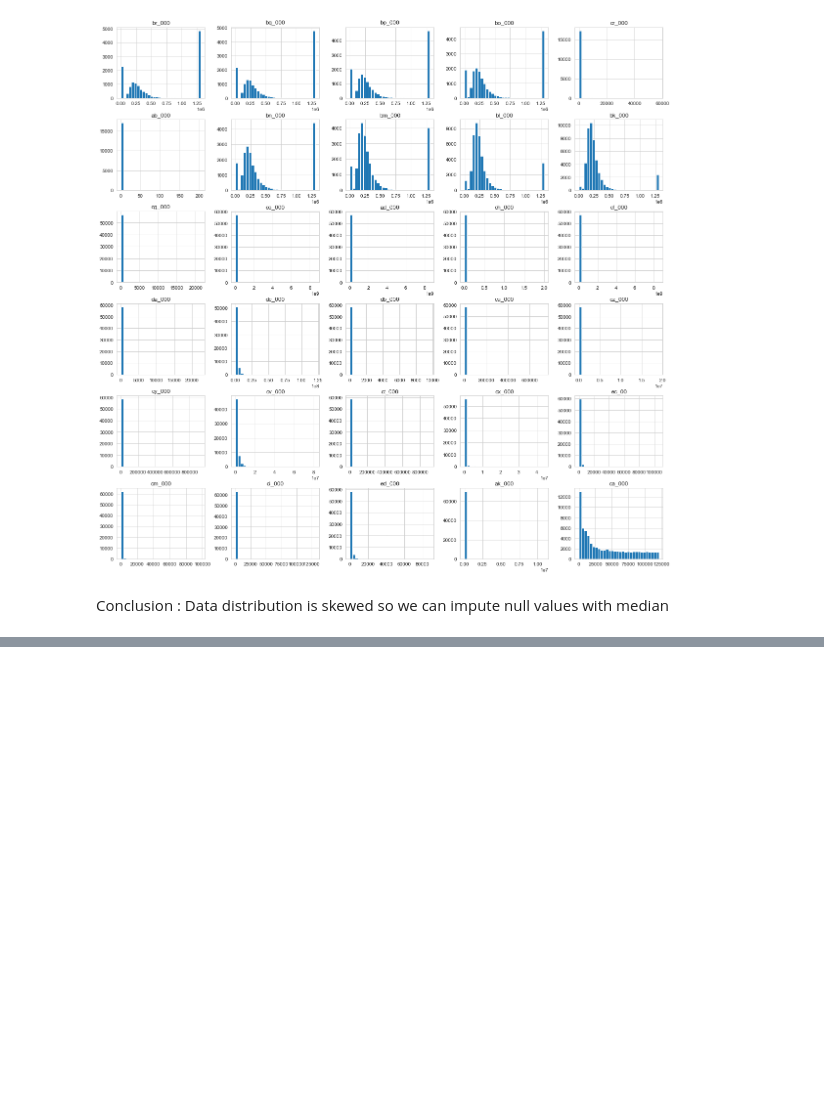
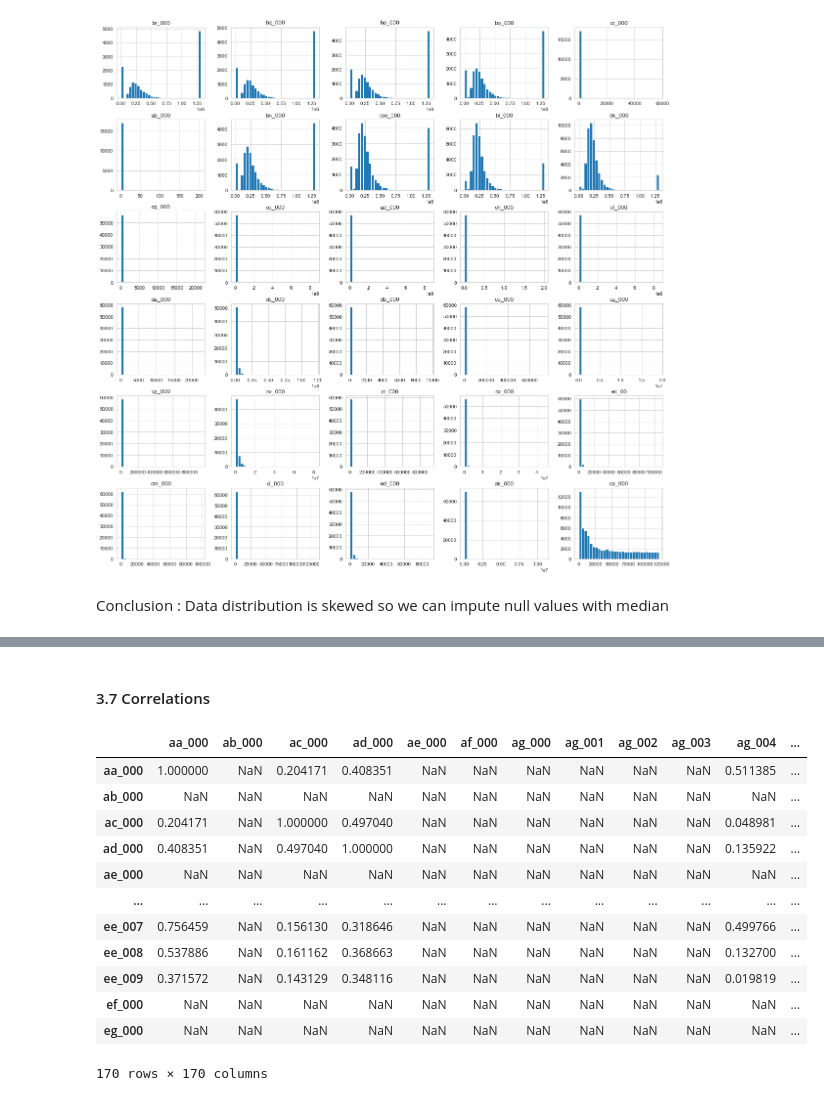
Before and after one commit to Preranapagar/ML_Projects, a Jupyter notebook: Project/Scania Truck Failure/scania_failure.ipynb, the cells around one changed output, grey strips where cells are left out. Saved outputs shown, nothing was run; the diff lists cells and outputs as text; code cells hidden in the pictures; blank space fills up the shorter version.

```diff
--- a/Project/Scania Truck Failure/scania_failure.ipynb
+++ b/Project/Scania Truck Failure/scania_failure.ipynb
@@ -269,0 +310,17 @@ Index(['ab_000', 'ac_000', 'ad_000', 'ae_000', 'af_000', 'ag_000', 'ag_001',
+# %%
+df1 = df.copy()
+# %%
+#Function to cap outlier
+def remover_outlier(in_data,in_col):
+    #find iqr
+    first_quantile = in_data[in_col].quantile(0.25)
+    third_quantile = in_data[in_col].quantile(0.75)
+    iqr = third_quantile - first_quantile
+    upper_limit = third_quantile + 1.5 * iqr
+    lower_limit = first_quantile - 1.5 * iqr
+    in_data.loc[(in_data[in_col]>upper_limit), in_col] = upper_limit
+    in_data.loc[(in_data[in_col]<lower_limit), in_col] = lower_limit
+    return in_data
+# %%
+for feature in numeric_features:
+    df1 = remover_outlier(df1, feature)
@@ -269,0 +337,18 @@ Index(['ab_000', 'ac_000', 'ad_000', 'ae_000', 'af_000', 'ag_000', 'ag_001',
+# %% [markdown]
+#### 3.7 Correlations
+# %%
+df1.corr()
+# %% [output]
+|  | aa_000 | ab_000 | ac_000 | ad_000 | ae_000 | af_000 | ag_000 | ag_001 | ag_002 | ag_003 | ag_004 | ... |
+| aa_000 | 1.000000 | NaN | 0.204171 | 0.408351 | NaN | NaN | NaN | NaN | NaN | NaN | 0.511385 | ... |
+| ab_000 | NaN | NaN | NaN | NaN | NaN | NaN | NaN | NaN | NaN | NaN | NaN | ... |
+| ac_000 | 0.204171 | NaN | 1.000000 | 0.497040 | NaN | NaN | NaN | NaN | NaN | NaN | 0.048981 | ... |
+| ad_000 | 0.408351 | NaN | 0.497040 | 1.000000 | NaN | NaN | NaN | NaN | NaN | NaN | 0.135922 | ... |
+| ae_000 | NaN | NaN | NaN | NaN | NaN | NaN | NaN | NaN | NaN | NaN | NaN | ... |
+| ... | ... | ... | ... | ... | ... | ... | ... | ... | ... | ... | ... | ... |
+| ee_007 | 0.756459 | NaN | 0.156130 | 0.318646 | NaN | NaN | NaN | NaN | NaN | NaN | 0.499766 | ... |
+| ee_008 | 0.537886 | NaN | 0.161162 | 0.368663 | NaN | NaN | NaN | NaN | NaN | NaN | 0.132700 | ... |
+| ee_009 | 0.371572 | NaN | 0.143129 | 0.348116 | NaN | NaN | NaN | NaN | NaN | NaN | 0.019819 | ... |
+| ef_000 | NaN | NaN | NaN | NaN | NaN | NaN | NaN | NaN | NaN | NaN | NaN | ... |
+| eg_000 | NaN | NaN | NaN | NaN | NaN | NaN | NaN | NaN | NaN | NaN | NaN | ... |
+170 rows × 170 columns
```
Also changed, not shown: parts of 13 cells of this notebook.
